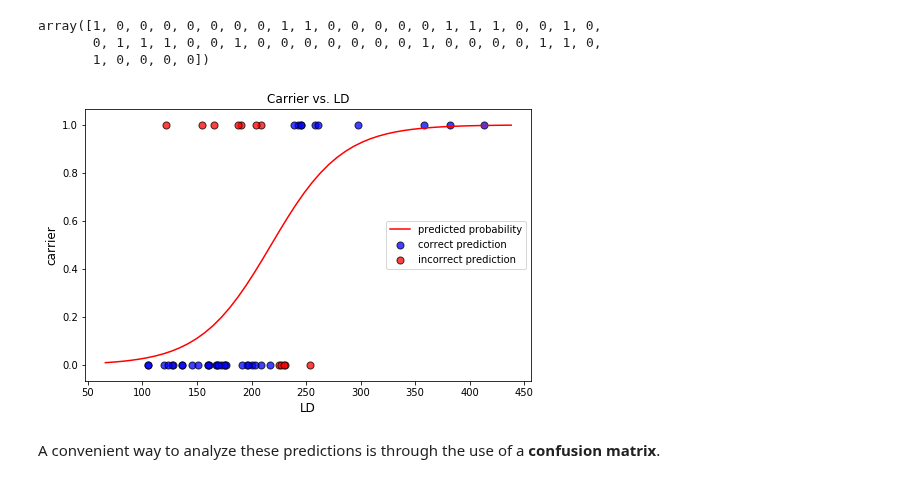
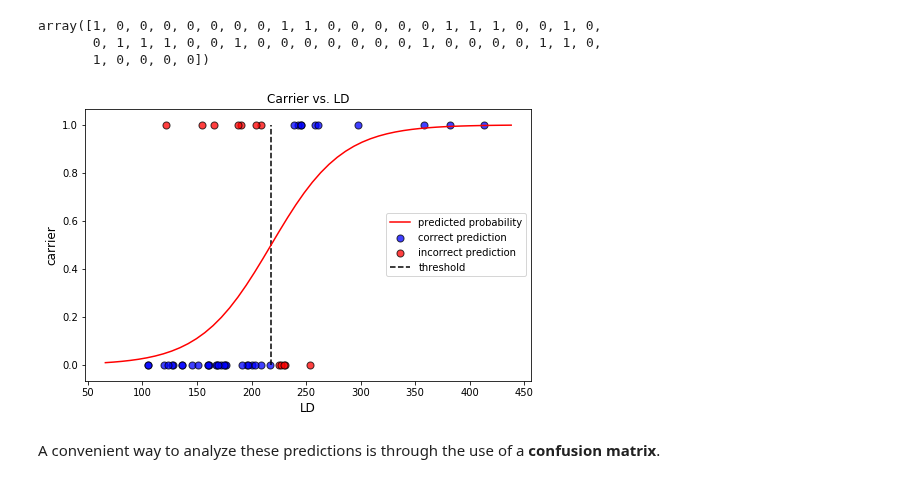
Before and after one commit to NSS-Data-Instructional-Stuff/stats-for-data-science, a Jupyter notebook: notebooks/Notebook_06b_Logistic_Regression.ipynb, the cells around one changed output. Drawn from its saved outputs; the diff is of its cells as text; code cells hidden in the pictures.

```diff
--- a/notebooks/Notebook_06b_Logistic_Regression.ipynb
+++ b/notebooks/Notebook_06b_Logistic_Regression.ipynb
@@ -345,29 +348,33 @@ array([1, 0, 0, 0, 0, 0, 0, 0, 1, 1, 0, 0, 0, 0, 0, 1, 1, 1, 0, 0, 1, 0,
 # %%
 m = lr.coef_[0]
 b = lr.intercept_
+
+threshold = -b/m
 
 x_log = np.linspace(start = X.LD.min(), stop = X.LD.max())
 y_log = 1 / (1 + np.exp(-(m*x_log + b)))
 
 alpha = 0.75
 
 fig, ax = plt.subplots(figsize = (8,5))
 
 df = dystrophy.loc[X_test.index]
 
 df[y_pred == df.carrier].plot(x = 'LD', y = 'carrier', kind = 'scatter', ax = ax, color = 'blue',
                edgecolor = 'black', s= 50, label = 'correct prediction', alpha = alpha)
 df[y_pred != df.carrier].plot(x = 'LD', y = 'carrier', kind = 'scatter', ax = ax, color = 'red',
                edgecolor = 'black', s= 50, label = 'incorrect prediction', alpha = alpha)
 plt.plot(x_log, y_log, color = 'red', label = 'predicted probability')
 
+plt.vlines(x = threshold, ymin = 0, ymax = 1, linestyle = '--', label = 'threshold')
+
 plt.legend(loc = 'right')
 
 plt.title('Carrier vs. LD')
 plt.ylabel('carrier', fontsize = 12)
 plt.xlabel('LD', fontsize = 12);
 # %% [output]
-[figure, old version]
+[figure, new version]
 # %% [markdown]
 A convenient way to analyze these predictions is through the use of a **confusion matrix**.
 # %%
```
Also changed, not shown: parts of 5 cells of this notebook.
